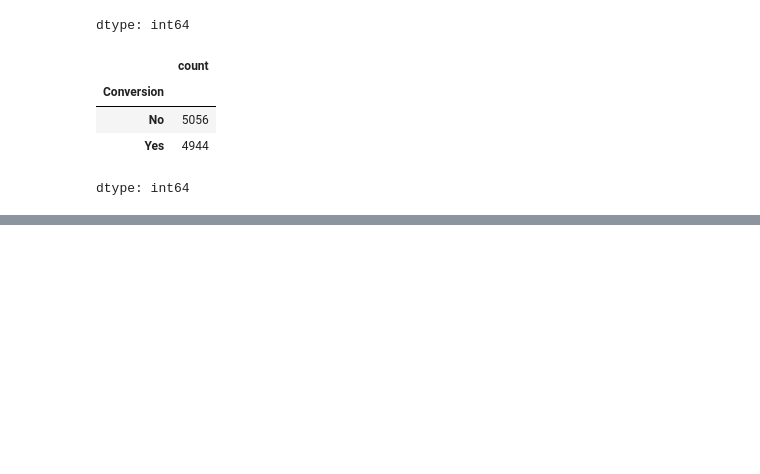
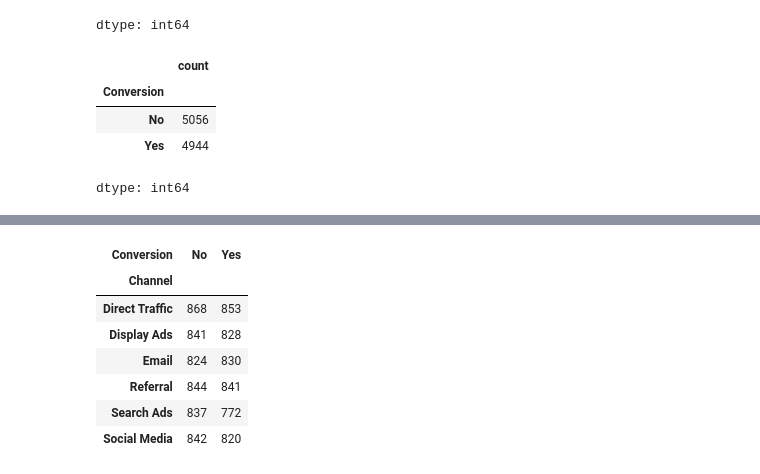
Before and after one commit to SUKstudent/Infotact_Data_Analytics_Internship, a Jupyter notebook: notebooks/EDA.ipynb, the cells around one changed output, grey strips where cells are left out. Drawn from its saved outputs; the diff is of its cells as text; code cells hidden in the pictures; blank space fills up the shorter version.

```diff
--- a/notebooks/EDA.ipynb
+++ b/notebooks/EDA.ipynb
@@ -94,0 +118,11 @@ dtype: int64
+# %%
+pd.crosstab(df['Channel'], df['Conversion'])
+# %% [output]
+| Conversion | No | Yes |
+| Channel |  |  |
+| Direct Traffic | 868 | 853 |
+| Display Ads | 841 | 828 |
+| Email | 824 | 830 |
+| Referral | 844 | 841 |
+| Search Ads | 837 | 772 |
+| Social Media | 842 | 820 |
```
Also changed, not shown: parts of 14 cells of this notebook.
